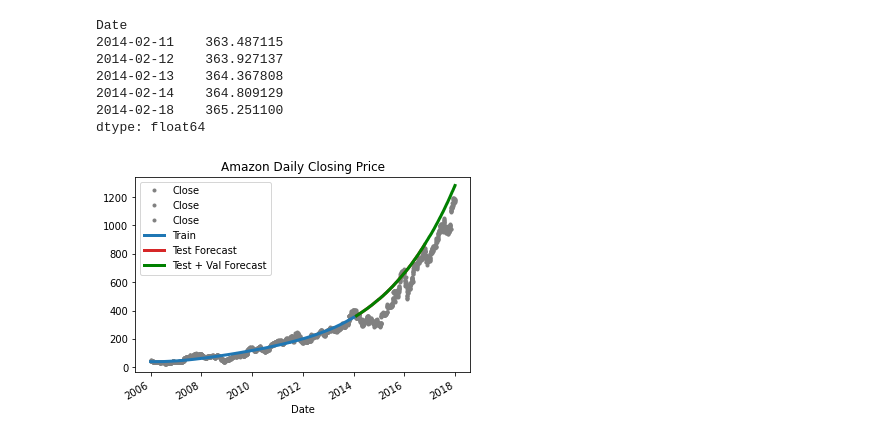
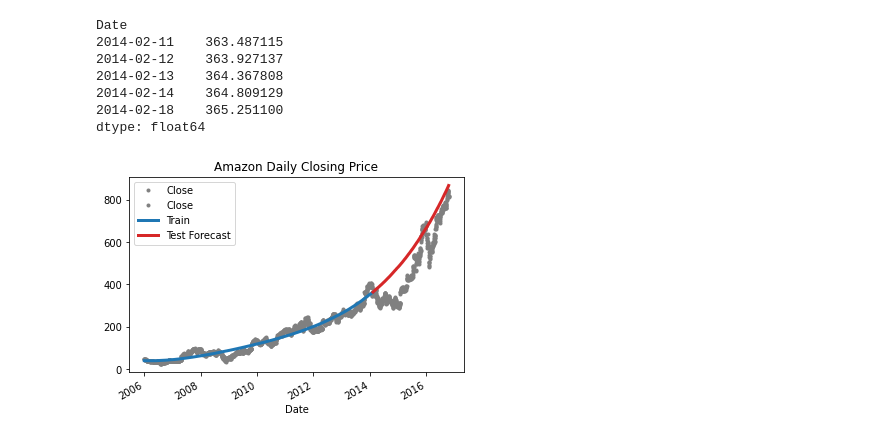
Before and after one commit to brooke57/DIJA-30-Stock-Time-Series, a Jupyter notebook: dija-30-stock-time-series-eda.ipynb, the cells around one changed output. Cells and saved outputs as stored; diff of their text form; code cells hidden in the pictures.

```diff
--- a/dija-30-stock-time-series-eda.ipynb
+++ b/dija-30-stock-time-series-eda.ipynb
@@ -216,10 +216,10 @@ dtype: float64
 # %%
 ax = y_tr2.plot(style=".", color="0.5", title="Amazon Daily Closing Price")
 ax = y_te.plot(style=".", color="0.5",)
-ax = y_val.plot(style=".", color="0.5")
+#ax = y_val.plot(style=".", color="0.5")
 ax = y_pred.plot(ax=ax, linewidth=3, label="Train")
 ax = y_fore.plot(ax=ax, linewidth=3, label="Test Forecast", color="C3")
-ax = y_fore_val.plot(ax=ax, linewidth=3, label="Test + Val Forecast", color="green")
+#ax = y_fore_val.plot(ax=ax, linewidth=3, label="Test + Val Forecast", color="green")
 _ = ax.legend()
 # %% [output]
-[figure, old version]
+[figure, new version]
```
Also changed, not shown: parts of 32 cells of this notebook.
